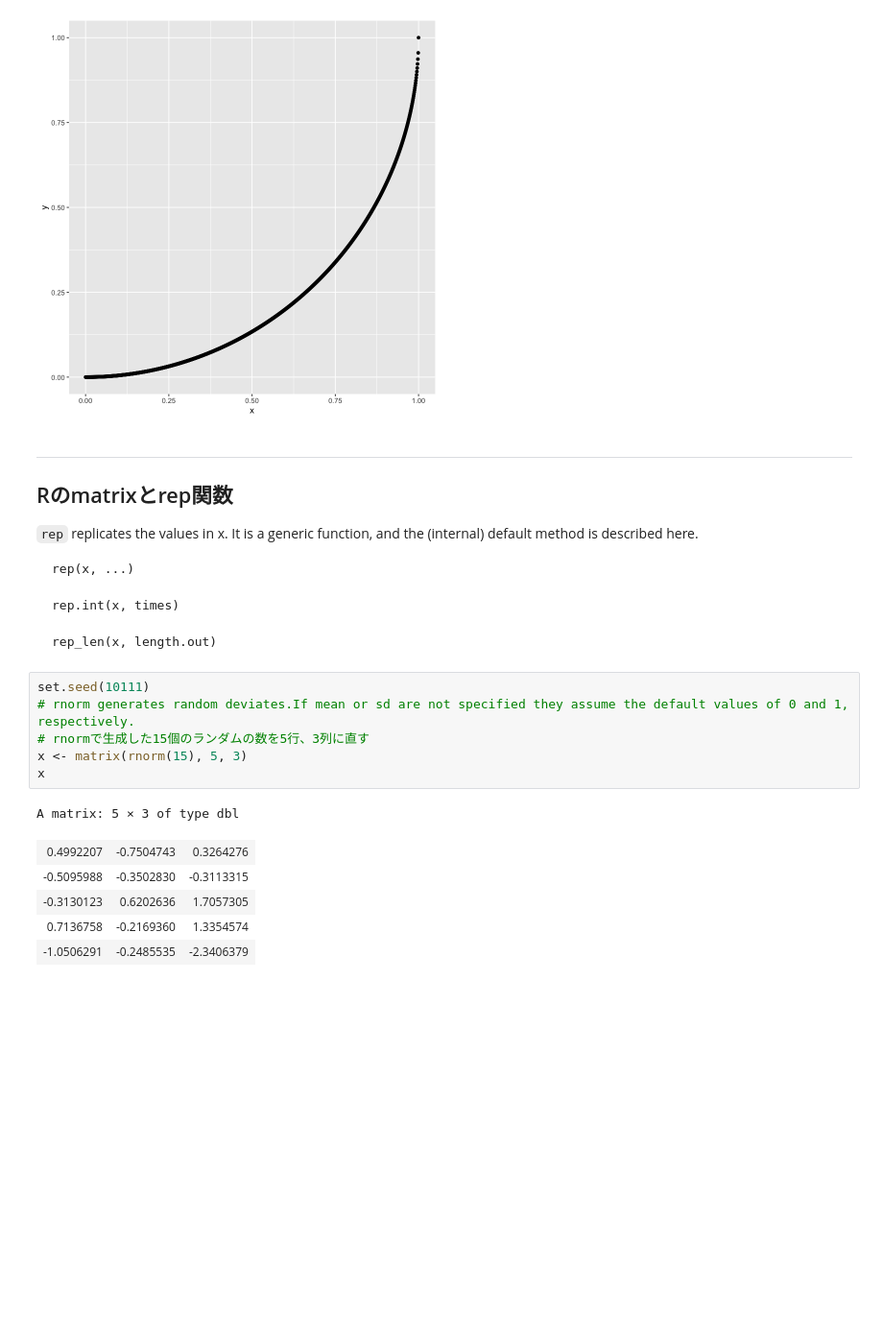
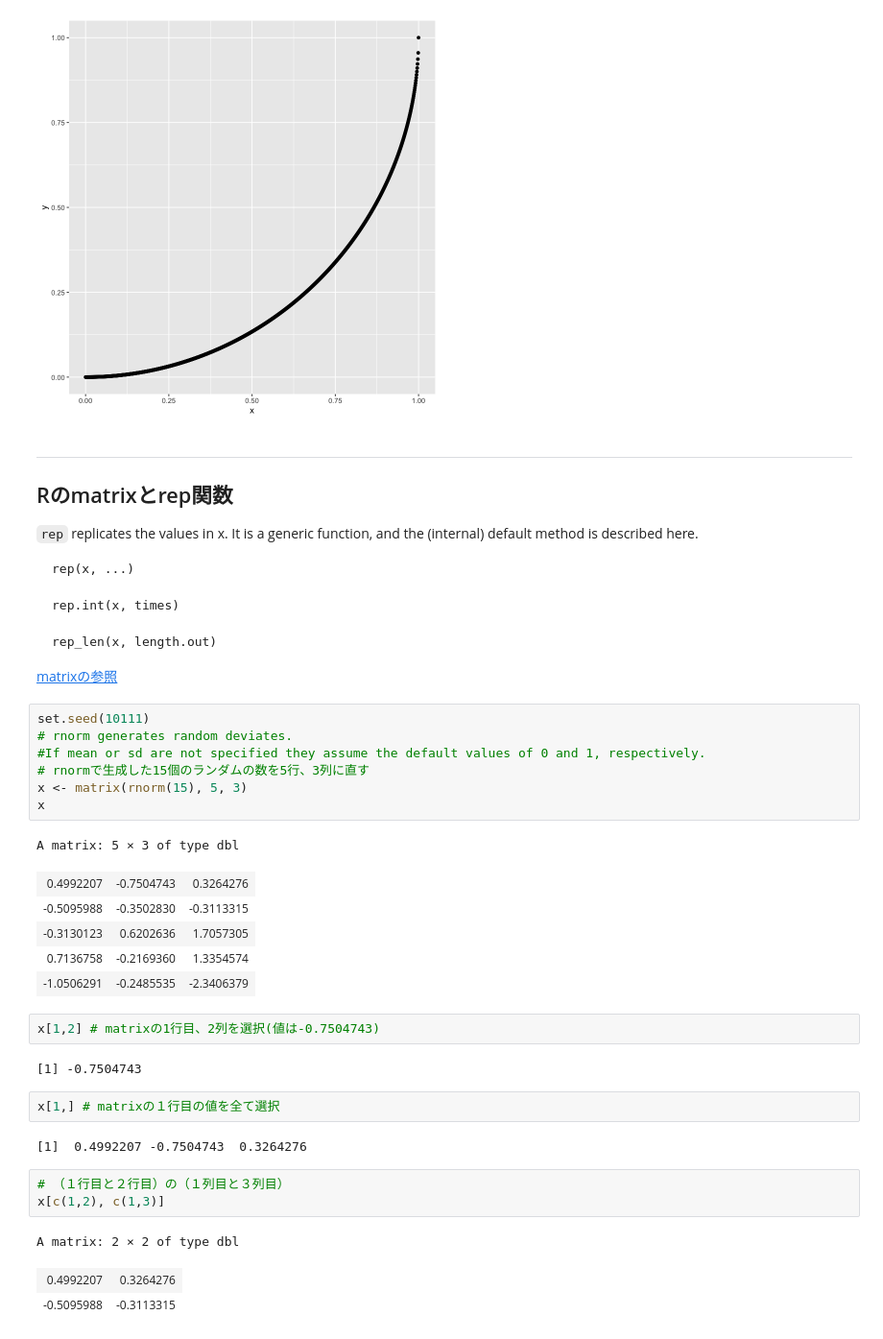
Before and after one commit to wang-zhijun/learn-statistics, a Jupyter notebook: learn-r.ipynb, the cells around one changed output. Shown at 96% size. Cells and saved outputs as stored; diff of their text form; blank space fills up the shorter version.

````diff
--- a/learn-r.ipynb
+++ b/learn-r.ipynb
@@ -1062,9 +1062,12 @@ rep.int(x, times)
 
 rep_len(x, length.out)
 ```
+
+[matrixの参照](https://techvidvan.com/tutorials/r-matrix/)
 # %%
 set.seed(10111)
-# rnorm generates random deviates.If mean or sd are not specified they assume the default values of 0 and 1, respectively.
+# rnorm generates random deviates.
+#If mean or sd are not specified they assume the default values of 0 and 1, respectively.
 # rnormで生成した15個のランダムの数を5行、3列に直す
 x <- matrix(rnorm(15), 5, 3)
 x
@@ -1075,3 +1078,18 @@ A matrix: 5 × 3 of type dbl
 | -0.3130123 | 0.6202636 | 1.7057305 |
 | 0.7136758 | -0.2169360 | 1.3354574 |
 | -1.0506291 | -0.2485535 | -2.3406379 |
+# %%
+x[1,2] # matrixの1行目、2列を選択(値は-0.7504743)
+# %% [output]
+[1] -0.7504743
+# %%
+x[1,] # matrixの１行目の値を全て選択
+# %% [output]
+[1]  0.4992207 -0.7504743  0.3264276
+# %%
+# （１行目と２行目）の（１列目と３列目）
+x[c(1,2), c(1,3)]
+# %% [output]
+A matrix: 2 × 2 of type dbl
+| 0.4992207 | 0.3264276 |
+| -0.5095988 | -0.3113315 |
````
Also changed, not shown: parts of 4 cells of this notebook.
